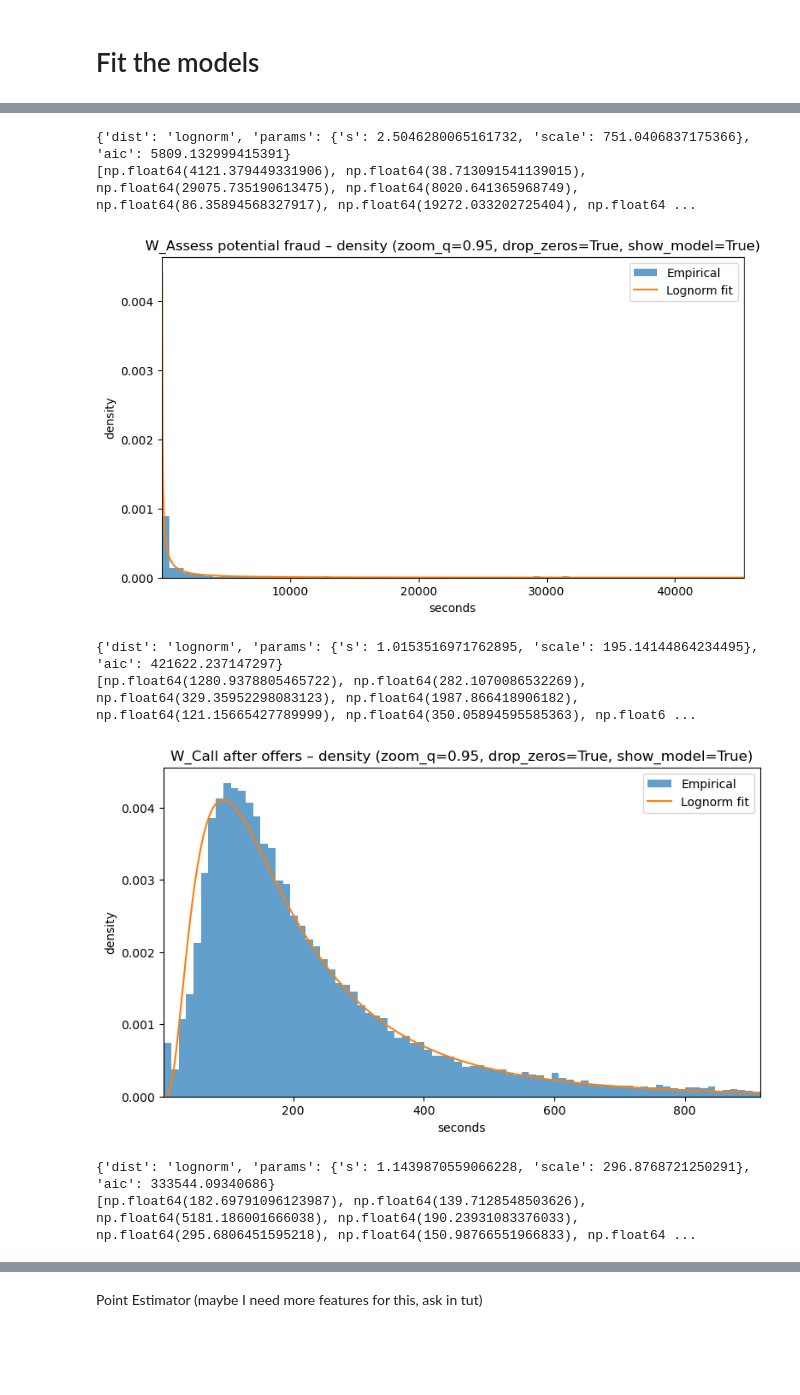
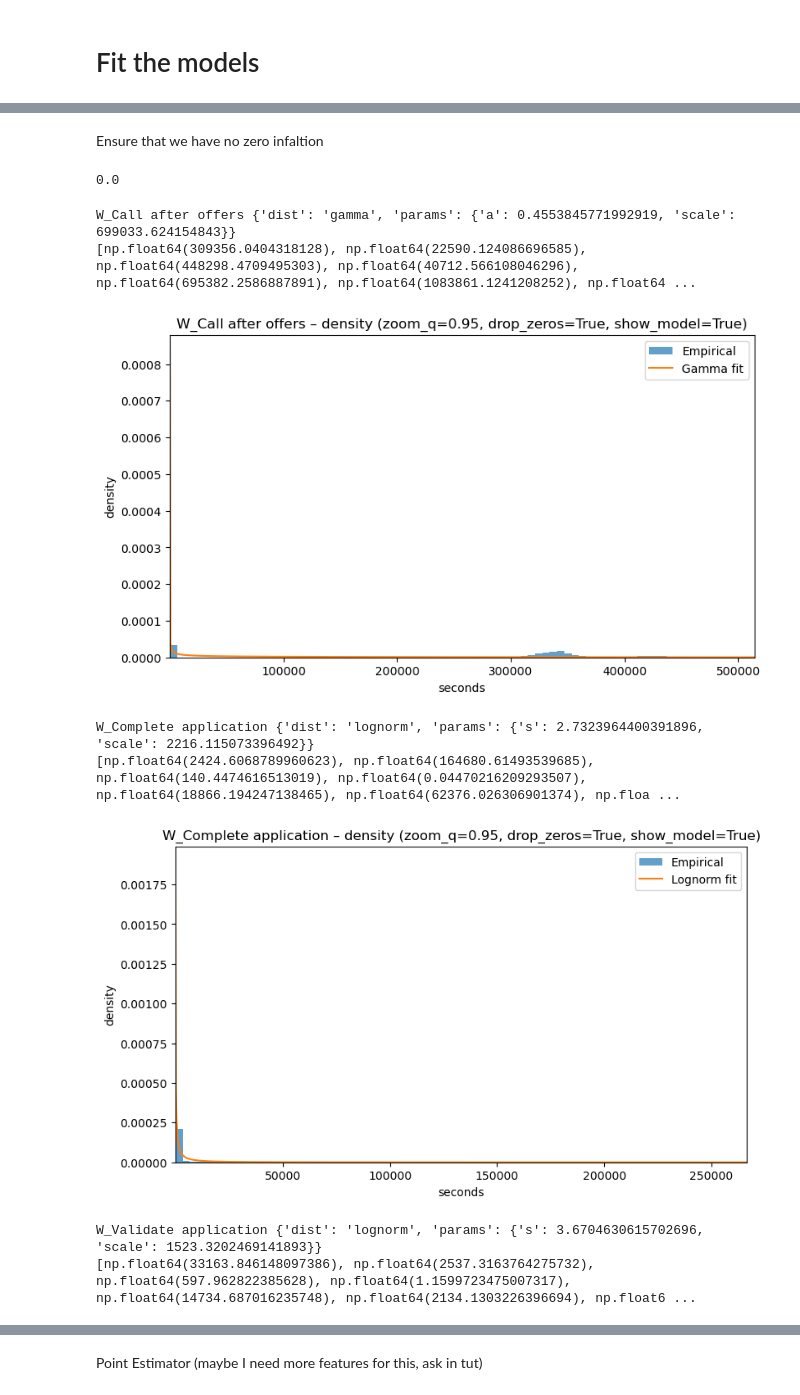
Before and after one commit to mbrieg/bppso-groupwork, a Jupyter notebook: processing_times/Processing_Times.ipynb, the cells around one changed output, grey strips where cells are left out. Drawn from its saved outputs; the diff is of its cells as text; code cells hidden in the pictures; blank space fills up the shorter version.

Commit message:
Advanced analysis, clean up

```diff
--- a/processing_times/Processing_Times.ipynb
+++ b/processing_times/Processing_Times.ipynb
@@ -254,23 +302,68 @@ sorted([(act, m["dist"], m["aic"]) for act, m in processing_models.items()], key
+# %%
+from processing_times.basic_analysis import build_duration_counts, fit_parametric_models
+
+processing_models_proc = fit_parametric_models(durations_full_proc)
+processing_models_total = fit_parametric_models(durations_full_total)
+# %% [markdown]
+Ensure that we have no zero infaltion
+# %%
+p0_global = float((inst["total_seconds"] <= 0.0).mean())
+p0_global
+# %% [output]
+0.0
 # %%
+# --- Add const models for missing activities (A_ / O_ etc.) ---
 
 all_acts = sorted(set(df["concept:name"]))
 
+for act in all_acts:
+    if act not in processing_models_proc:
+        processing_models_proc[act] = {"dist": "const", "value": 0.0}
+    if act not in processing_models_total:
+        processing_models_total[act] = {"dist": "const", "value": 0.0}
+    if act not in processing_models_wait:
+        # if there are no waiting observations, default to 0 waiting time
+        processing_models_wait[act] = {"dist": "const", "value": 0.0}
 
-for act in all_acts:
-    if act not in processing_models:
-        processing_models[act] = {"dist": "const", "value": 0.0}  # const times for A_ and O_
+# Backward compatible
+processing_models = processing_models_proc
 # %%
-for act in processing_models.keys():
-    print(processing_models[act])                 # shows preferred model
-    print(fk.sample_processing_time(processing_models[act], n=10))  #  10 samples
-    fk.density_plot_from_counts(durations_full, act, show_model=True, dist=processing_models[act]["dist"], drop_zeros=True, zoom_q= 0.95) # plot
-    processing_models
+# --- Quick inspection / plots (optional) ---
+# WARNING: plotting all activities can be slow.
+# Choose which target you want to inspect:
+which = "total"  # "proc" | "total" | "wait"
+N = 5  # how many activities to inspect
+
+if which == "proc":
+    models = processing_models_proc
+    durs = durations_full_proc
+elif which == "total":
+    models = processing_models_total
+    durs = durations_full_total
+elif which == "wait":
+    models = processing_models_wait
+    durs = durations_full_wait_pos
+else:
+    raise ValueError("which must be 'proc', 'total', or 'wait'")
+
+for act in list(models.keys())[:N]:
+    spec = models[act]
+    print(act, spec)
+    print(fk.sample_processing_time(spec, n=10))
+    # For wait we fitted positive-part, so drop_zeros=True is correct
+    fk.density_plot_from_counts(
+        durs, act,
+        show_model=(spec.get("dist") in {"gamma", "lognorm"}),
+        dist=spec.get("dist", "gamma"),
+        drop_zeros=True,
+        zoom_q=0.95
+    )
 # %% [output]
-{'dist': 'lognorm', 'params': {'s': 2.5046280065161732, 'scale': 751.0406837175366}, 'aic': 5809.132999415391}
-[np.float64(4121.379449331906), np.float64(38.713091541139015), np.float64(29075.735190613475), np.float64(8020.641365968749), np.float64(86.35894568327917), np.float64(19272.033202725404), np.float64 ...
+W_Call after offers {'dist': 'gamma', 'params': {'a': 0.4553845771992919, 'scale': 699033.624154843}}
+[np.float64(309356.0404318128), np.float64(22590.124086696585), np.float64(448298.4709495303), np.float64(40712.566108046296), np.float64(695382.2586887891), np.float64(1083861.1241208252), np.float64 ...
-[figure, old version]
+[figure, new version]
-{'dist': 'lognorm', 'params': {'s': 1.0153516971762895, 'scale': 195.14144864234495}, 'aic': 421622.237147297}
-[np.float64(1280.9378805465722), np.float64(282.1070086532269), np.float64(329.35952298083123), np.float64(1987.866418906182), np.float64(121.15665427789999), np.float64(350.05894595585363), np.float6 ...
+W_Complete application {'dist': 'lognorm', 'params': {'s': 2.7323964400391896, 'scale': 2216.115073396492}}
+[np.float64(2424.6068789960623), np.float64(164680.61493539685), np.float64(140.4474616513019), np.float64(0.04470216209293507), np.float64(18866.194247138465), np.float64(62376.026306901374), np.floa ...
-[figure, old version]
+[figure, new version]
-{'dist': 'lognorm', 'params': {'s': 1.1439870559066228, 'scale': 296.8768721250291}, 'aic': 333544.09340686}
-[np.float64(182.69791096123987), np.float64(139.7128548503626), np.float64(5181.186001666038), np.float64(190.23931083376033), np.float64(295.6806451595218), np.float64(150.98766551966833), np.float64 ...
+W_Validate application {'dist': 'lognorm', 'params': {'s': 3.6704630615702696, 'scale': 1523.3202469141893}}
+[np.float64(33163.846148097386), np.float64(2537.3163764275732), np.float64(597.962822385628), np.float64(1.1599723475007317), np.float64(14734.687016235748), np.float64(2134.1303226396694), np.float6 ...
```
Also changed, not shown: parts of 27 cells of this notebook, 4 other files.
